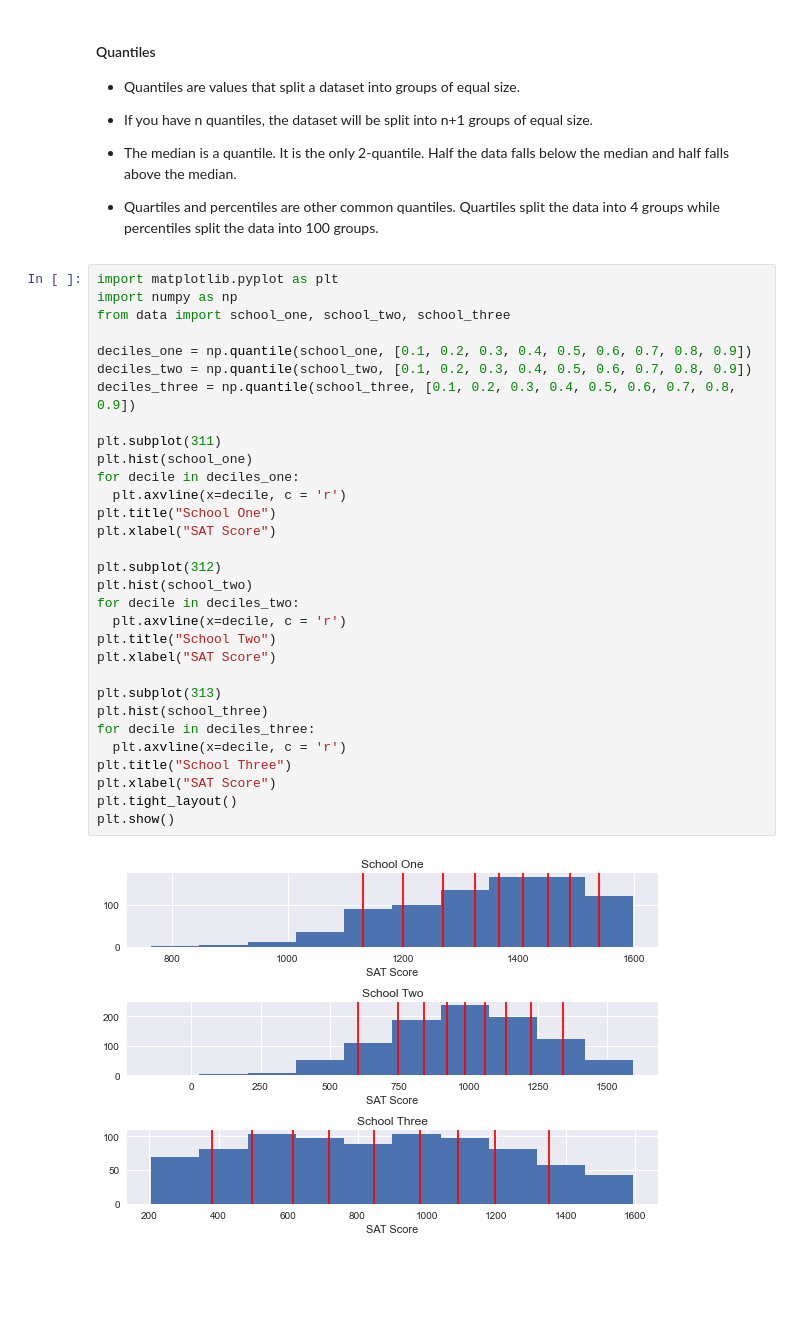
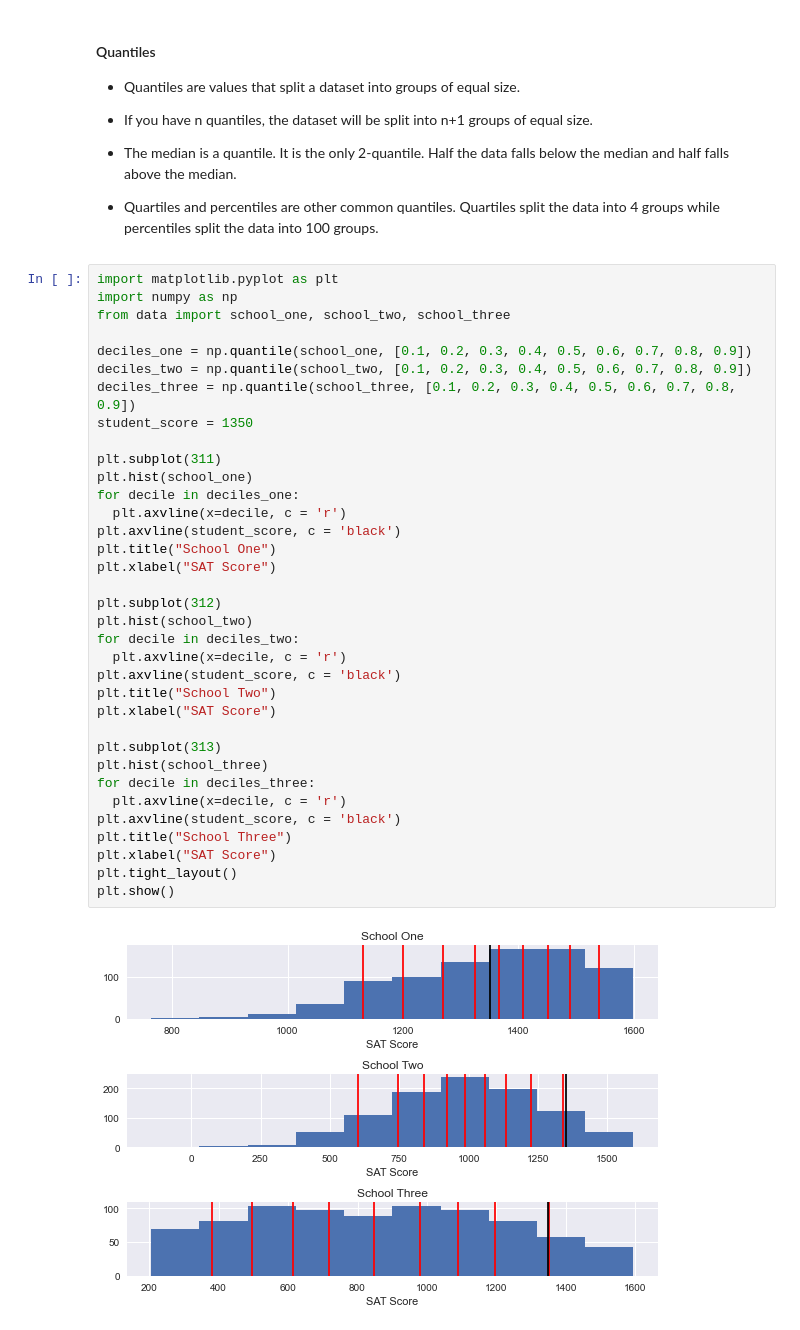
Before and after one commit to joeelorm/Data_Science, a Jupyter notebook: Distributions.ipynb, the cells around one changed output. Saved outputs shown, nothing was run; the diff lists cells and outputs as text; blank space fills up the shorter version.

```diff
--- a/Distributions.ipynb
+++ b/Distributions.ipynb
@@ -402,34 +402,38 @@ import matplotlib.pyplot as plt
 import numpy as np
 from data import school_one, school_two, school_three
 
 deciles_one = np.quantile(school_one, [0.1, 0.2, 0.3, 0.4, 0.5, 0.6, 0.7, 0.8, 0.9])
 deciles_two = np.quantile(school_two, [0.1, 0.2, 0.3, 0.4, 0.5, 0.6, 0.7, 0.8, 0.9])
 deciles_three = np.quantile(school_three, [0.1, 0.2, 0.3, 0.4, 0.5, 0.6, 0.7, 0.8, 0.9])
+student_score = 1350
 
 plt.subplot(311)
 plt.hist(school_one)
 for decile in deciles_one:
   plt.axvline(x=decile, c = 'r')
+plt.axvline(student_score, c = 'black')
 plt.title("School One")
 plt.xlabel("SAT Score")
 
 plt.subplot(312)
 plt.hist(school_two)
 for decile in deciles_two:
   plt.axvline(x=decile, c = 'r')
+plt.axvline(student_score, c = 'black')
 plt.title("School Two")
 plt.xlabel("SAT Score")
 
 plt.subplot(313)
 plt.hist(school_three)
 for decile in deciles_three:
   plt.axvline(x=decile, c = 'r')
+plt.axvline(student_score, c = 'black')
 plt.title("School Three")
 plt.xlabel("SAT Score")
 plt.tight_layout()
 plt.show()
 # %% [output]
-[figure, old version]
+[figure, new version]
 # %% [markdown]
 Each histogram shows the SAT scores of the students that a fake university has accepted.
 
```
Also changed, not shown: parts of 1 cell of this notebook.
